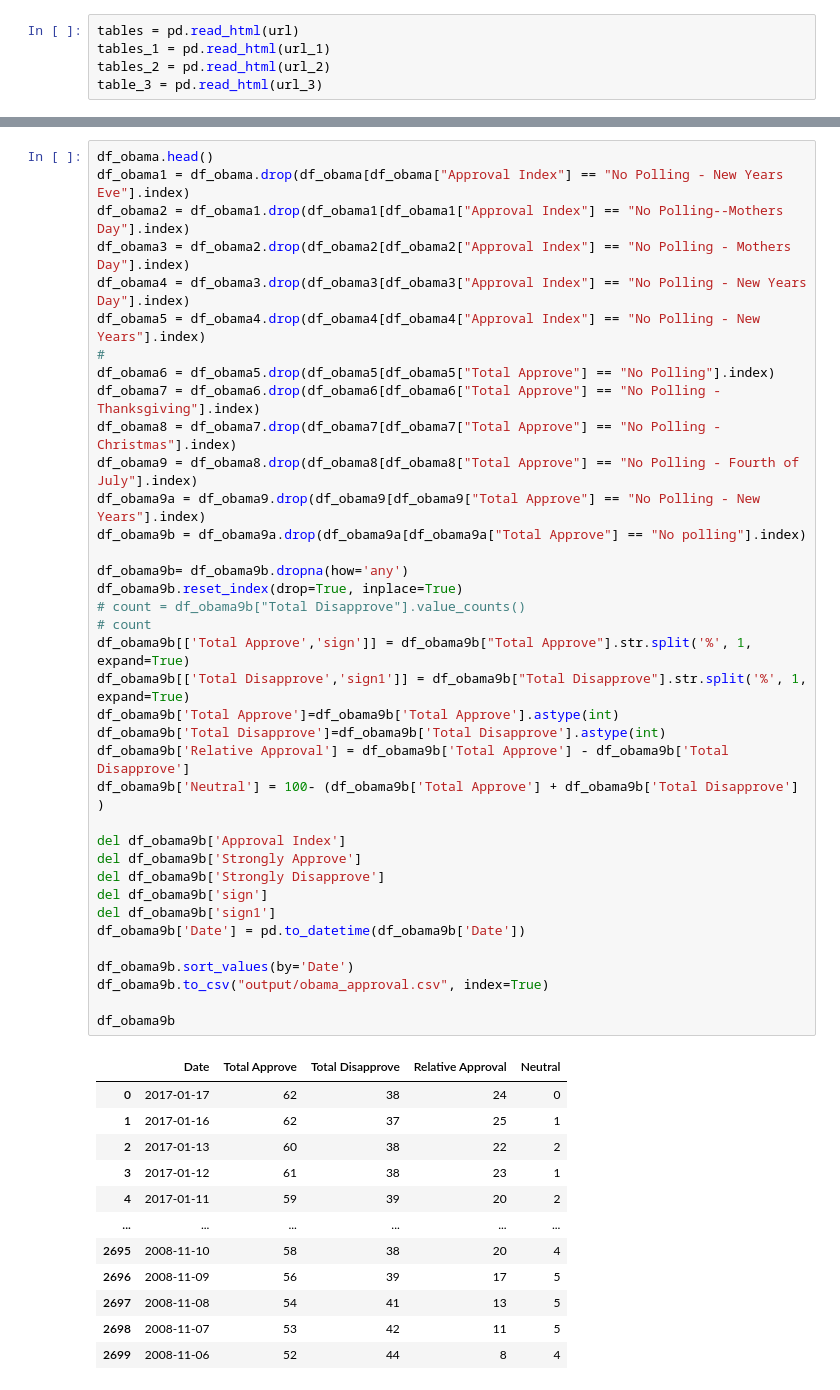
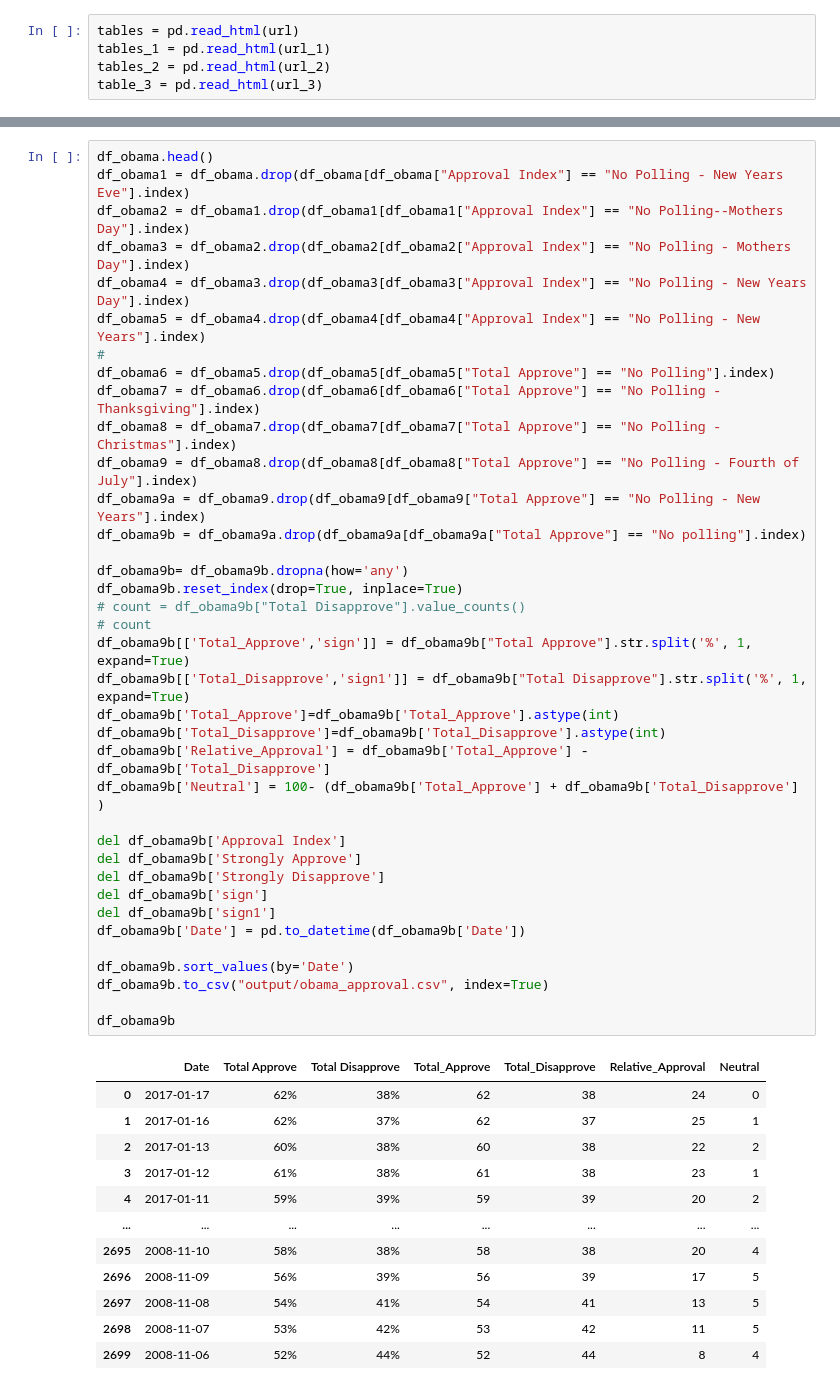
Before and after one commit to jlloydgsu10/Team-Project-3, a Jupyter notebook: code/Web_scrp1.ipynb, the cells around one changed output, grey strips where cells are left out. Drawn from its saved outputs; the diff is of its cells as text.

```diff
--- a/code/Web_scrp1.ipynb
+++ b/code/Web_scrp1.ipynb
@@ -76,48 +123,48 @@ df_obama.head()
 df_obama1 = df_obama.drop(df_obama[df_obama["Approval Index"] == "No Polling - New Years Eve"].index)
 df_obama2 = df_obama1.drop(df_obama1[df_obama1["Approval Index"] == "No Polling--Mothers Day"].index)
 df_obama3 = df_obama2.drop(df_obama2[df_obama2["Approval Index"] == "No Polling - Mothers Day"].index)
 df_obama4 = df_obama3.drop(df_obama3[df_obama3["Approval Index"] == "No Polling - New Years Day"].index)
 df_obama5 = df_obama4.drop(df_obama4[df_obama4["Approval Index"] == "No Polling - New Years"].index)
 #
 df_obama6 = df_obama5.drop(df_obama5[df_obama5["Total Approve"] == "No Polling"].index)
 df_obama7 = df_obama6.drop(df_obama6[df_obama6["Total Approve"] == "No Polling - Thanksgiving"].index)
 df_obama8 = df_obama7.drop(df_obama7[df_obama7["Total Approve"] == "No Polling - Christmas"].index)
 df_obama9 = df_obama8.drop(df_obama8[df_obama8["Total Approve"] == "No Polling - Fourth of July"].index)
 df_obama9a = df_obama9.drop(df_obama9[df_obama9["Total Approve"] == "No Polling - New Years"].index)
 df_obama9b = df_obama9a.drop(df_obama9a[df_obama9a["Total Approve"] == "No polling"].index)
 
 df_obama9b= df_obama9b.dropna(how='any')
 df_obama9b.reset_index(drop=True, inplace=True)
 # count = df_obama9b["Total Disapprove"].value_counts()
 # count
-df_obama9b[['Total Approve','sign']] = df_obama9b["Total Approve"].str.split('%', 1, expand=True)
-df_obama9b[['Total Disapprove','sign1']] = df_obama9b["Total Disapprove"].str.split('%', 1, expand=True)
-df_obama9b['Total Approve']=df_obama9b['Total Approve'].astype(int)
-df_obama9b['Total Disapprove']=df_obama9b['Total Disapprove'].astype(int)
-df_obama9b['Relative Approval'] = df_obama9b['Total Approve'] - df_obama9b['Total Disapprove']
-df_obama9b['Neutral'] = 100- (df_obama9b['Total Approve'] + df_obama9b['Total Disapprove'] )
+df_obama9b[['Total_Approve','sign']] = df_obama9b["Total Approve"].str.split('%', 1, expand=True)
+df_obama9b[['Total_Disapprove','sign1']] = df_obama9b["Total Disapprove"].str.split('%', 1, expand=True)
+df_obama9b['Total_Approve']=df_obama9b['Total_Approve'].astype(int)
+df_obama9b['Total_Disapprove']=df_obama9b['Total_Disapprove'].astype(int)
+df_obama9b['Relative_Approval'] = df_obama9b['Total_Approve'] - df_obama9b['Total_Disapprove']
+df_obama9b['Neutral'] = 100- (df_obama9b['Total_Approve'] + df_obama9b['Total_Disapprove'] )
 
 del df_obama9b['Approval Index']
 del df_obama9b['Strongly Approve']
 del df_obama9b['Strongly Disapprove']
 del df_obama9b['sign']
 del df_obama9b['sign1']
 df_obama9b['Date'] = pd.to_datetime(df_obama9b['Date'])
 
 df_obama9b.sort_values(by='Date')
 df_obama9b.to_csv("output/obama_approval.csv", index=True)
 
 df_obama9b
 # %% [output]
-|  | Date | Total Approve | Total Disapprove | Relative Approval | Neutral |
-| 0 | 2017-01-17 | 62 | 38 | 24 | 0 |
-| 1 | 2017-01-16 | 62 | 37 | 25 | 1 |
-| 2 | 2017-01-13 | 60 | 38 | 22 | 2 |
-| 3 | 2017-01-12 | 61 | 38 | 23 | 1 |
-| 4 | 2017-01-11 | 59 | 39 | 20 | 2 |
-| ... | ... | ... | ... | ... | ... |
-| 2695 | 2008-11-10 | 58 | 38 | 20 | 4 |
-| 2696 | 2008-11-09 | 56 | 39 | 17 | 5 |
-| 2697 | 2008-11-08 | 54 | 41 | 13 | 5 |
-| 2698 | 2008-11-07 | 53 | 42 | 11 | 5 |
-| 2699 | 2008-11-06 | 52 | 44 | 8 | 4 |
+|  | Date | Total Approve | Total Disapprove | Total_Approve | Total_Disapprove | Relative_Approval | Neutral |
+| 0 | 2017-01-17 | 62% | 38% | 62 | 38 | 24 | 0 |
+| 1 | 2017-01-16 | 62% | 37% | 62 | 37 | 25 | 1 |
+| 2 | 2017-01-13 | 60% | 38% | 60 | 38 | 22 | 2 |
+| 3 | 2017-01-12 | 61% | 38% | 61 | 38 | 23 | 1 |
+| 4 | 2017-01-11 | 59% | 39% | 59 | 39 | 20 | 2 |
+| ... | ... | ... | ... | ... | ... | ... | ... |
+| 2695 | 2008-11-10 | 58% | 38% | 58 | 38 | 20 | 4 |
+| 2696 | 2008-11-09 | 56% | 39% | 56 | 39 | 17 | 5 |
+| 2697 | 2008-11-08 | 54% | 41% | 54 | 41 | 13 | 5 |
+| 2698 | 2008-11-07 | 53% | 42% | 53 | 42 | 11 | 5 |
+| 2699 | 2008-11-06 | 52% | 44% | 52 | 44 | 8 | 4 |
```
Also changed, not shown: parts of 12 cells of this notebook, 12 other files.
